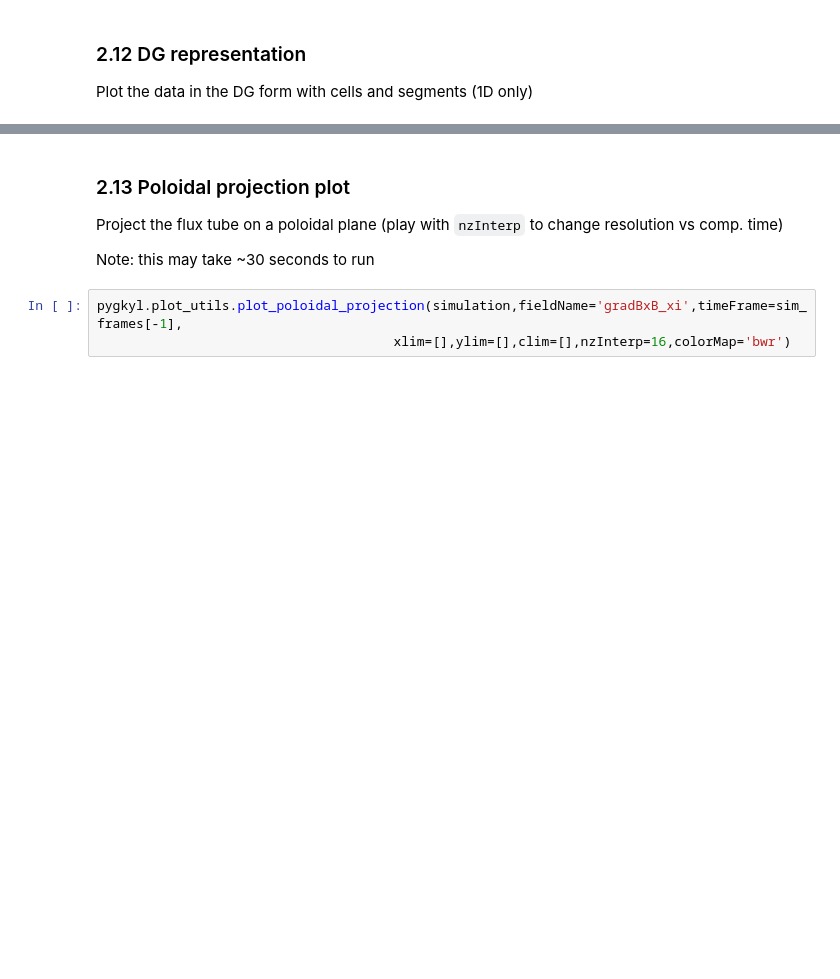
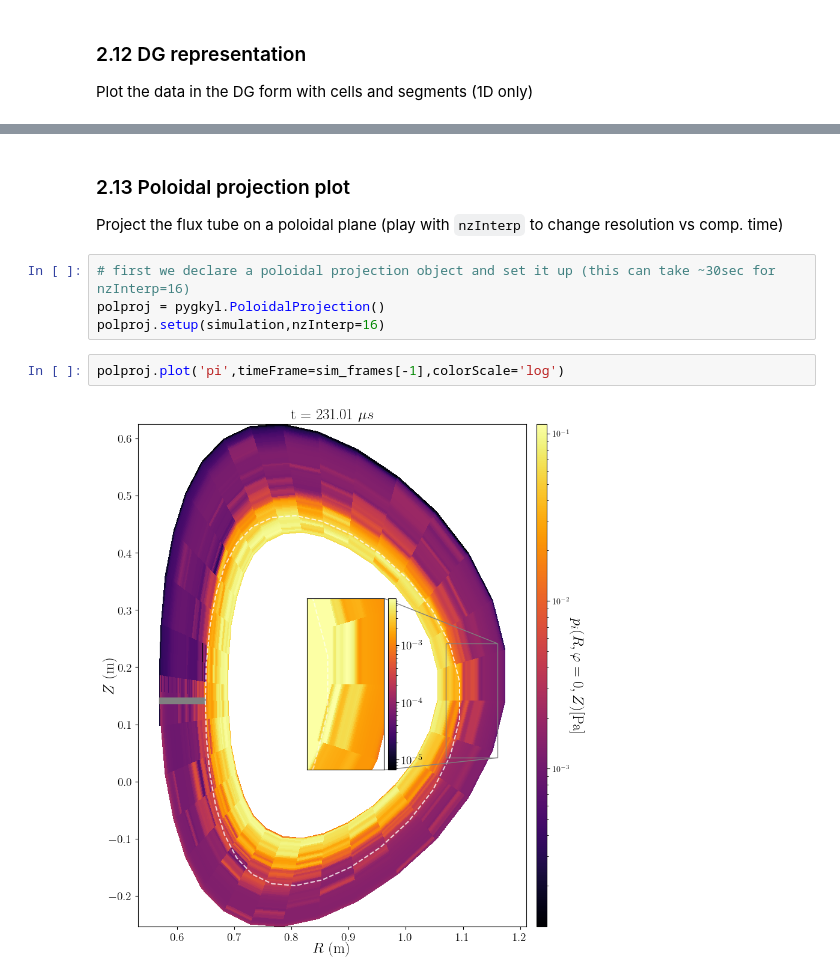
Before and after one commit to Antoinehoff/personal_gkyl_scripts, a Jupyter notebook: example.ipynb, the cells around one changed output, grey strips where cells are left out. Saved outputs shown, nothing was run; the diff lists cells and outputs as text; blank space fills up the shorter version.

Commit message:
the poloidal projection is now a class and can be instansify to compute the auxiliary grids only once (See end of example script).

```diff
--- a/example.ipynb
+++ b/example.ipynb
@@ -303,8 +373,11 @@ pygkyl.plot_utils.plot_DG_representation(simulation, fieldname, sim_frame, cutdi
 # %% [markdown]
 ### 2.13 Poloidal projection plot <a id="pol_plot"></a>
 Project the flux tube on a poloidal plane (play with `nzInterp` to change resolution vs comp. time)
-
-Note: this may take ~30 seconds to run
+# %%
+# first we declare a poloidal projection object and set it up (this can take ~30sec for nzInterp=16)
+polproj = pygkyl.PoloidalProjection()
+polproj.setup(simulation,nzInterp=16)
 # %%
-pygkyl.plot_utils.plot_poloidal_projection(simulation,fieldName='gradBxB_xi',timeFrame=sim_frames[-1],
-                                      xlim=[],ylim=[],clim=[],nzInterp=16,colorMap='bwr')
+polproj.plot('pi',timeFrame=sim_frames[-1],colorScale='log')
+# %% [output]
+[figure, added]
```
Also changed, not shown: parts of 21 cells of this notebook, 6 other files.
